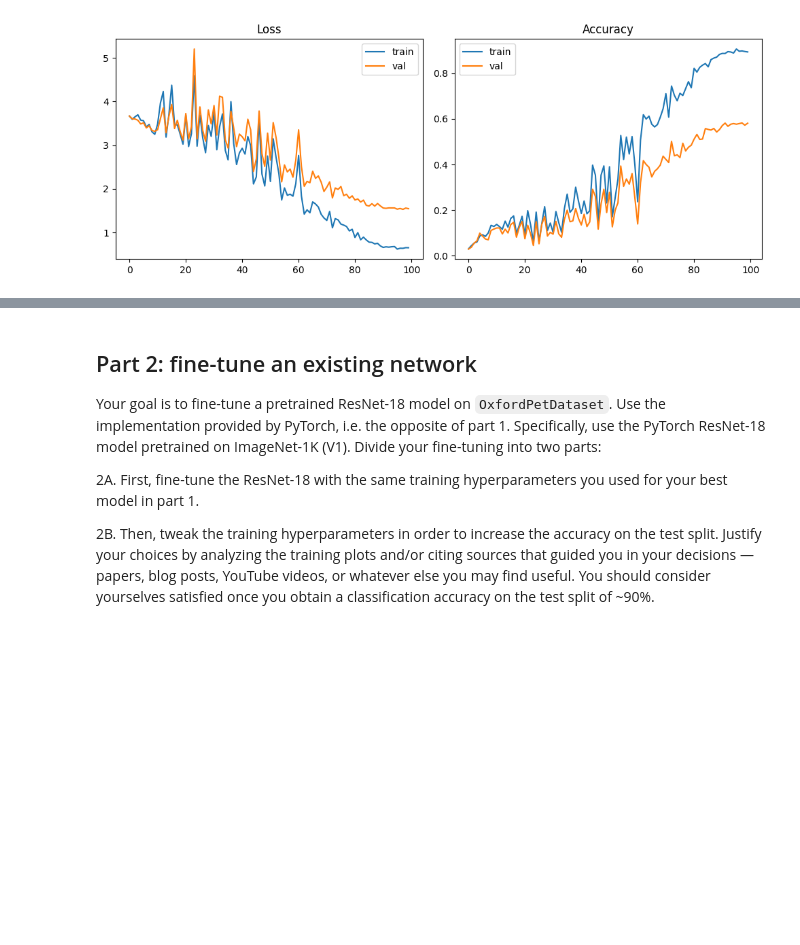
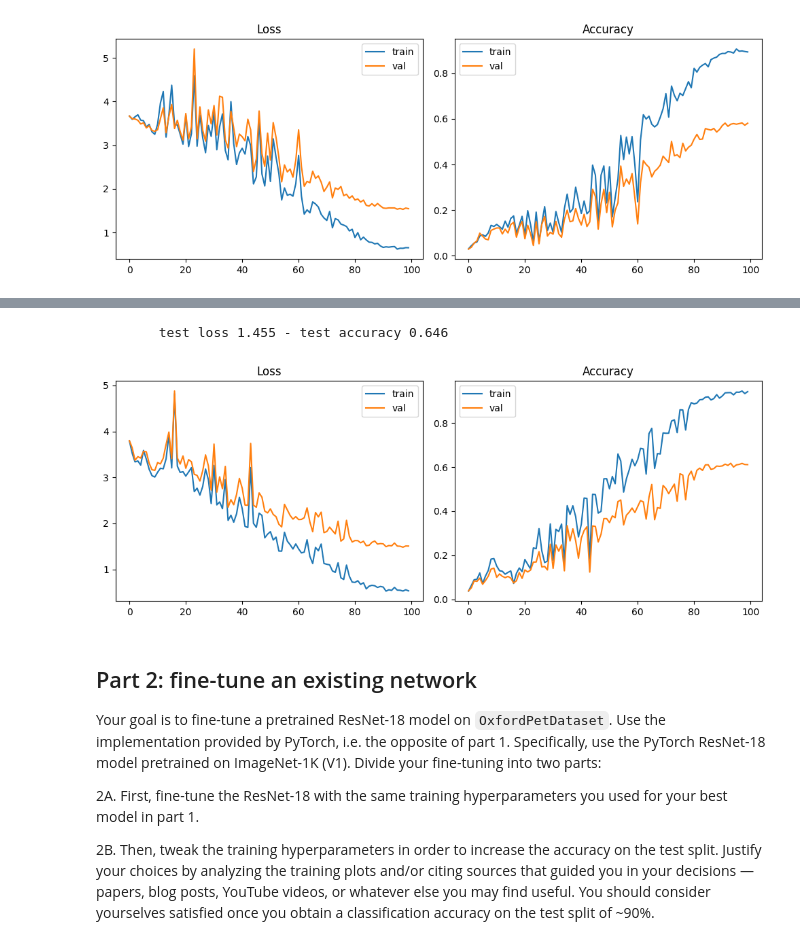
Before and after one commit to lucazini03/IPCV, a Jupyter notebook: assignment_module_two.ipynb, the cells around one changed output, grey strips where cells are left out. Cells and saved outputs as stored; diff of their text form; code cells hidden in the pictures; blank space fills up the shorter version.

```diff
--- a/assignment_module_two.ipynb
+++ b/assignment_module_two.ipynb
@@ -606,3 +717,18 @@ plot_history(history_A)
+# %%
+test_loss, test_accuracy = trainer_B.eval("test")
+# %% [output]
+        test loss 1.455 - test accuracy 0.646
+# %%
+history_B = {
+    "train_loss":trainer_B.train_loss,
+    "train_acc":trainer_B.train_acc,
+    "val_loss":trainer_B.val_loss,
+    "val_acc":trainer_B.val_acc
+}
+
+plot_history(history_B)
+# %% [output]
+[figure, added]
 # %% [markdown]
 ## Part 2: fine-tune an existing network
 
```
Also changed, not shown: parts of 4 cells of this notebook.
